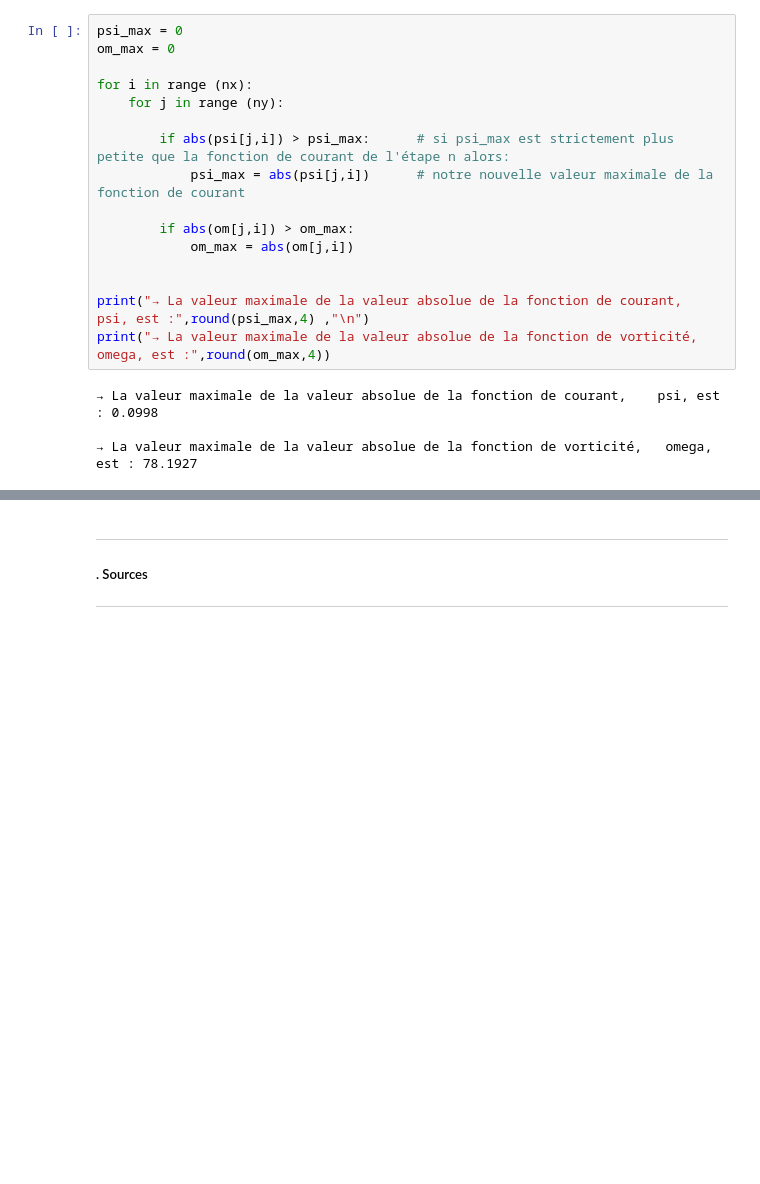
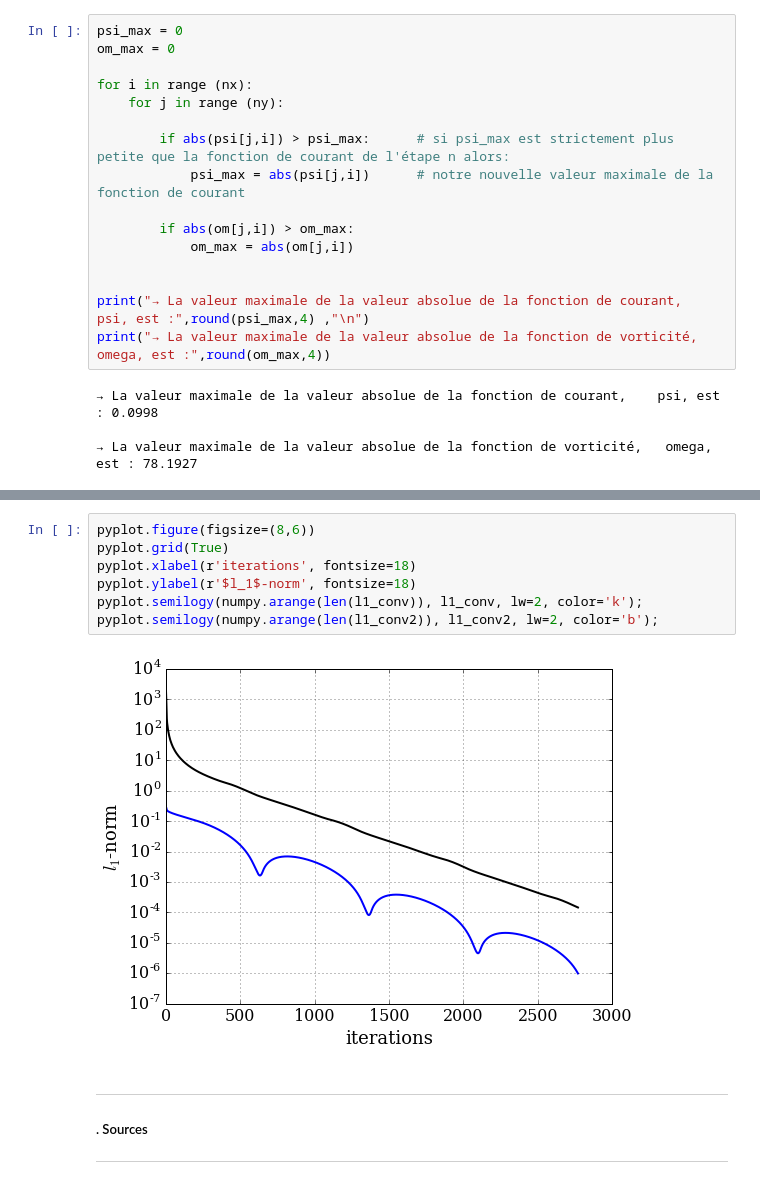
Before and after one commit to ServranckxChristophe/numerical-mooc, a Jupyter notebook: working/Stokes_flow.ipynb, the cells around one changed output, grey strips where cells are left out. Drawn from its saved outputs; the diff is of its cells as text; blank space fills up the shorter version.

```diff
--- a/working/Stokes_flow.ipynb
+++ b/working/Stokes_flow.ipynb
@@ -400,3 +421,12 @@ print("→ Le 6e nombre recherché est :",n6 ,"\n")
+# %%
+pyplot.figure(figsize=(8,6))
+pyplot.grid(True)
+pyplot.xlabel(r'iterations', fontsize=18)
+pyplot.ylabel(r'$l_1$-norm', fontsize=18)
+pyplot.semilogy(numpy.arange(len(l1_conv)), l1_conv, lw=2, color='k');
+pyplot.semilogy(numpy.arange(len(l1_conv2)), l1_conv2, lw=2, color='b');
+# %% [output]
+[figure, added]
 # %% [markdown]
 ---
 
```
Also changed, not shown: parts of 10 cells of this notebook.
